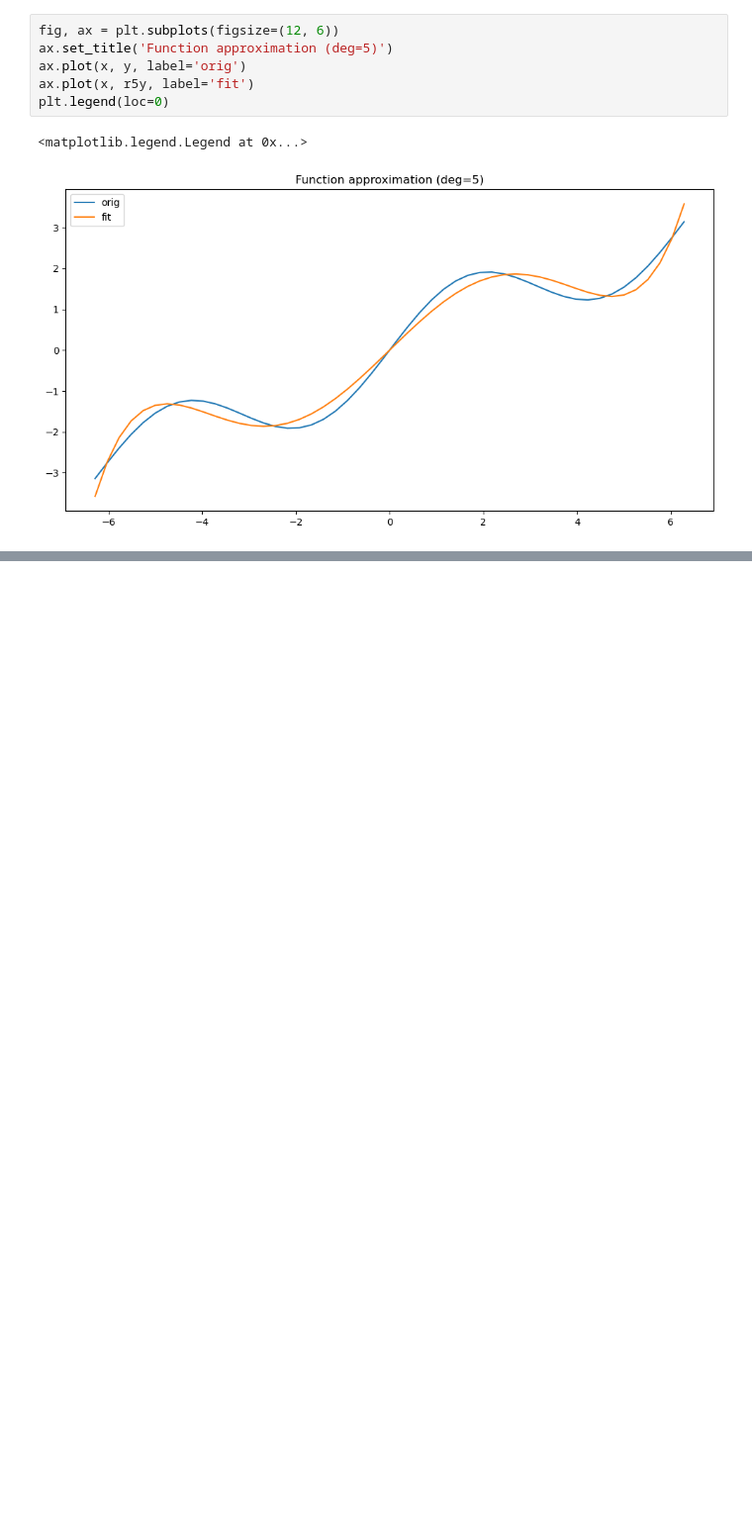
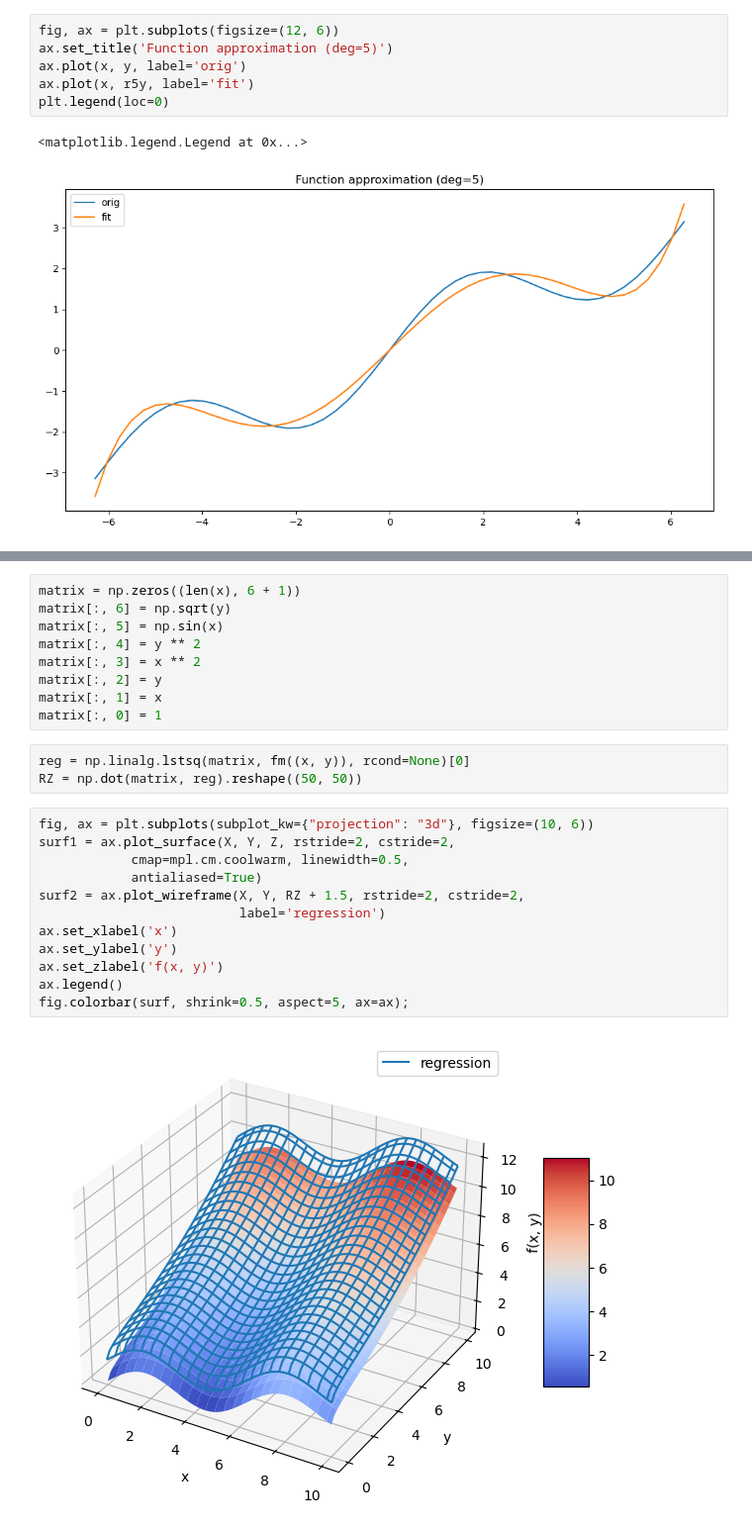
Before and after one commit to luigiselmi/finstat, a Jupyter notebook: hilpisch/ch11_math_tools.ipynb, the cells around one changed output, grey strips where cells are left out. Shown at 99% size. Cells and saved outputs as stored; diff of their text form; blank space fills up the shorter version.

```diff
--- a/hilpisch/ch11_math_tools.ipynb
+++ b/hilpisch/ch11_math_tools.ipynb
@@ -70,0 +153,26 @@ plt.legend(loc=0)
+# %%
+matrix = np.zeros((len(x), 6 + 1))
+matrix[:, 6] = np.sqrt(y)
+matrix[:, 5] = np.sin(x)
+matrix[:, 4] = y ** 2
+matrix[:, 3] = x ** 2
+matrix[:, 2] = y
+matrix[:, 1] = x
+matrix[:, 0] = 1
+# %%
+reg = np.linalg.lstsq(matrix, fm((x, y)), rcond=None)[0]
+RZ = np.dot(matrix, reg).reshape((50, 50))
+# %%
+fig, ax = plt.subplots(subplot_kw={"projection": "3d"}, figsize=(10, 6))
+surf1 = ax.plot_surface(X, Y, Z, rstride=2, cstride=2,
+            cmap=mpl.cm.coolwarm, linewidth=0.5,
+            antialiased=True)
+surf2 = ax.plot_wireframe(X, Y, RZ + 1.5, rstride=2, cstride=2,
+                          label='regression')
+ax.set_xlabel('x')
+ax.set_ylabel('y')
+ax.set_zlabel('f(x, y)')
+ax.legend()
+fig.colorbar(surf, shrink=0.5, aspect=5, ax=ax);
+# %% [output]
+[figure, added]
```
Also changed, not shown: parts of 44 cells of this notebook.
